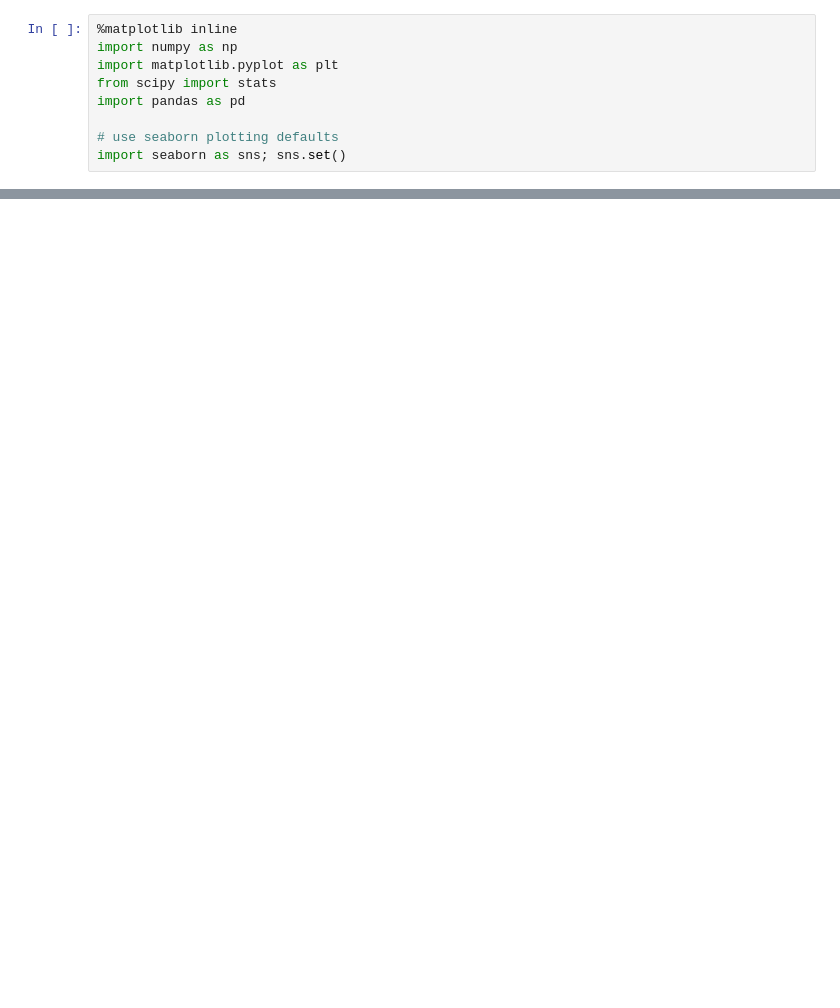
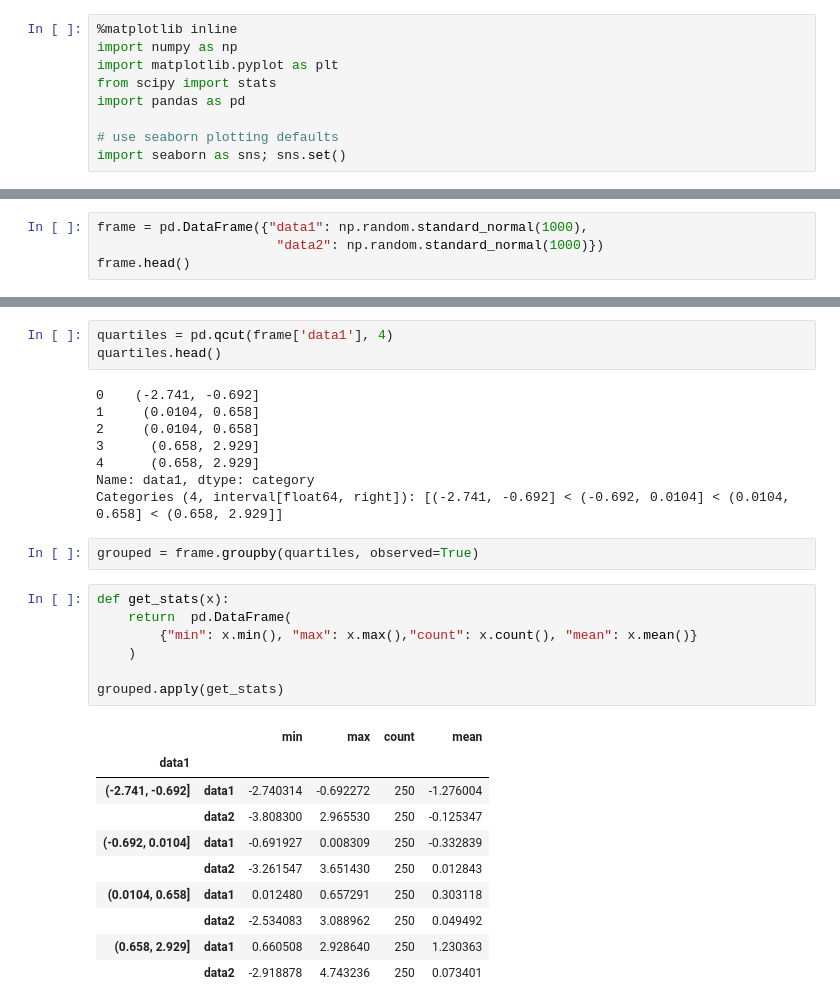
Before and after one commit to S3tuit/jup_lab, a Jupyter notebook: test.ipynb, the cells around one changed output, grey strips where cells are left out. Saved outputs shown, nothing was run; the diff lists cells and outputs as text; blank space fills up the shorter version.

```diff
--- a/test.ipynb
+++ b/test.ipynb
@@ -252,0 +202,4 @@ plt.legend();
+# %%
+frame = pd.DataFrame({"data1": np.random.standard_normal(1000),
+                       "data2": np.random.standard_normal(1000)})
+frame.head()
@@ -252,0 +213,31 @@ plt.legend();
+# %%
+quartiles = pd.qcut(frame['data1'], 4)
+quartiles.head()
+# %% [output]
+0    (-2.741, -0.692]
+1     (0.0104, 0.658]
+2     (0.0104, 0.658]
+3      (0.658, 2.929]
+4      (0.658, 2.929]
+Name: data1, dtype: category
+Categories (4, interval[float64, right]): [(-2.741, -0.692] < (-0.692, 0.0104] < (0.0104, 0.658] < (0.658, 2.929]]
+# %%
+grouped = frame.groupby(quartiles, observed=True)
+# %%
+def get_stats(x):
+    return  pd.DataFrame(
+        {"min": x.min(), "max": x.max(),"count": x.count(), "mean": x.mean()}
+    )
+
+grouped.apply(get_stats)
+# %% [output]
+|  |  | min | max | count | mean |
+| data1 |  |  |  |  |  |
+| (-2.741, -0.692] | data1 | -2.740314 | -0.692272 | 250 | -1.276004 |
+|  | data2 | -3.808300 | 2.965530 | 250 | -0.125347 |
+| (-0.692, 0.0104] | data1 | -0.691927 | 0.008309 | 250 | -0.332839 |
+|  | data2 | -3.261547 | 3.651430 | 250 | 0.012843 |
+| (0.0104, 0.658] | data1 | 0.012480 | 0.657291 | 250 | 0.303118 |
+|  | data2 | -2.534083 | 3.088962 | 250 | 0.049492 |
+| (0.658, 2.929] | data1 | 0.660508 | 2.928640 | 250 | 1.230363 |
+|  | data2 | -2.918878 | 4.743236 | 250 | 0.073401 |
```
Also changed, not shown: parts of 43 cells of this notebook.
